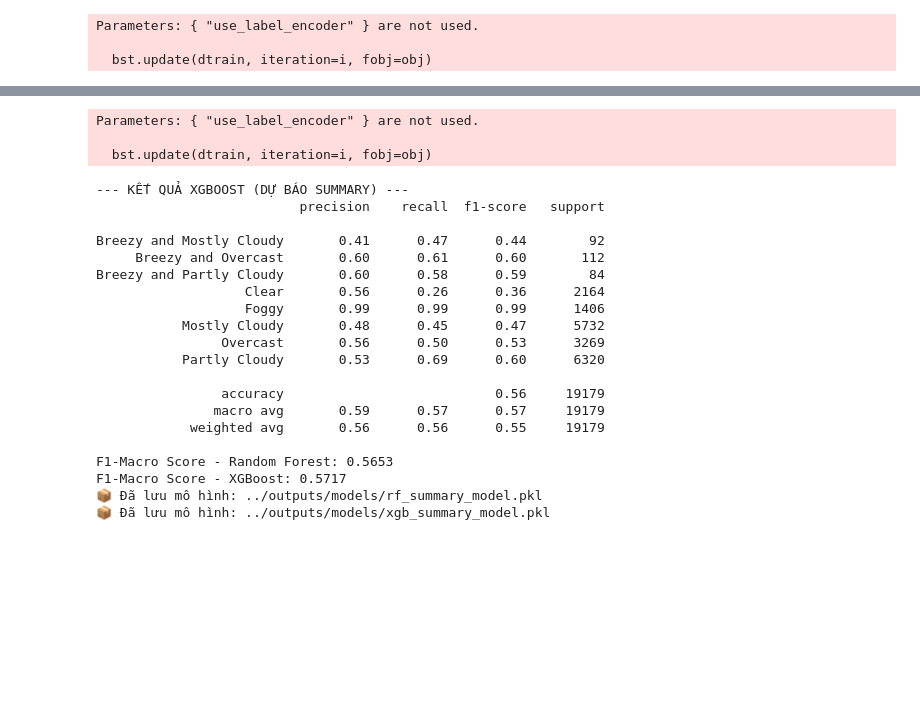
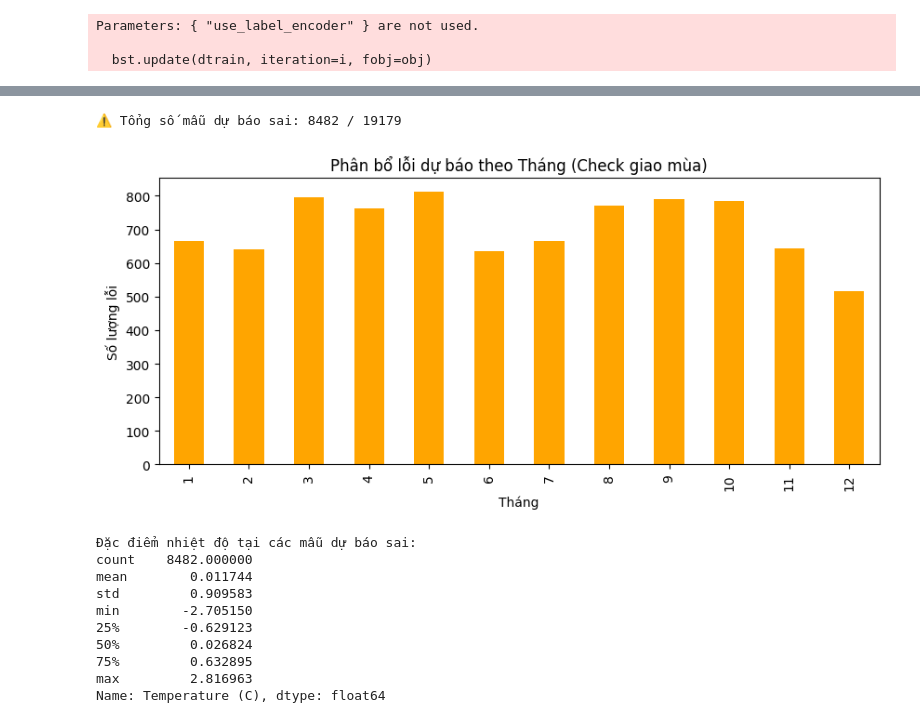
Before and after one commit to TrieuQuocAnh/DuBaoThoiTiet, a Jupyter notebook: notebooks/03c_classification.ipynb, the cells around one changed output, grey strips where cells are left out. Cells and saved outputs as stored; diff of their text form; code cells hidden in the pictures; blank space fills up the shorter version.

```diff
--- a/notebooks/03c_classification.ipynb
+++ b/notebooks/03c_classification.ipynb
@@ -70,50 +124,36 @@ save_model_artifact(rf_model, "rf_weather_model", config)
 # %%
+# Tạo dataframe kết quả để phân tích lỗi của model tốt nhất (giả sử là XGBoost)
+analysis_df = X_test.copy()
+analysis_df['Actual'] = le_target.inverse_transform(y_test)
+analysis_df['Predicted'] = le_target.inverse_transform(y_pred_xgb)
 
+# Lọc các dòng dự báo sai
+errors = analysis_df[analysis_df['Actual'] != analysis_df['Predicted']].copy()
 
+print(f"\n⚠️ Tổng số mẫu dự báo sai: {len(errors)} / {len(X_test)}")
 
+# Thống kê lỗi theo tháng (Vùng giao mùa)
+error_by_month = errors['Month'].value_counts().sort_index()
+plt.figure(figsize=(10, 4))
+error_by_month.plot(kind='bar', color='orange')
+plt.title("Phân bổ lỗi dự báo theo Tháng (Check giao mùa)")
+plt.xlabel("Tháng")
+plt.ylabel("Số lượng lỗi")
+plt.show()
 
-# 2. Huấn luyện cả 2 mô hình
-rf_model, xgb_model = train_classifiers(X_train, y_train, config, num_classes=num_labels)
-
-# 3. Đánh giá XGBoost (So sánh với RF)
-y_pred_xgb = xgb_model.predict(X_test)
-
-print("--- KẾT QUẢ XGBOOST (DỰ BÁO SUMMARY) ---")
-from sklearn.metrics import classification_report, f1_score
-print(classification_report(y_test, y_pred_xgb, target_names=le_target.classes_))
-
-# Tính F1-macro cụ thể để so sánh (Yêu cầu bài toán)
-f1_rf = f1_score(y_test, rf_model.predict(X_test), average='macro')
-f1_xgb = f1_score(y_test, y_pred_xgb, average='macro')
-
-print(f"F1-Macro Score - Random Forest: {f1_rf:.4f}")
-print(f"F1-Macro Score - XGBoost: {f1_xgb:.4f}")
-
-# 4. Lưu cả 2 mô hình vào outputs/models/
-from src.models.handler import save_model_artifact
-save_model_artifact(rf_model, "rf_summary_model", config)
-save_model_artifact(xgb_model, "xgb_summary_model", config)
+# Kiểm tra lỗi tại vùng nhiệt độ cực trị (ví dụ nhiệt độ thấp)
+print("\nĐặc điểm nhiệt độ tại các mẫu dự báo sai:")
+print(errors['Temperature (C)'].describe())
 # %% [output]
-Parameters: { "use_label_encoder" } are not used.
-
-  bst.update(dtrain, iteration=i, fobj=obj)
+⚠️ Tổng số mẫu dự báo sai: 8482 / 19179
+[figure, added]
---- KẾT QUẢ XGBOOST (DỰ BÁO SUMMARY) ---
-                          precision    recall  f1-score   support
-
-Breezy and Mostly Cloudy       0.41      0.47      0.44        92
-     Breezy and Overcast       0.60      0.61      0.60       112
-Breezy and Partly Cloudy       0.60      0.58      0.59        84
-                   Clear       0.56      0.26      0.36      2164
-                   Foggy       0.99      0.99      0.99      1406
-           Mostly Cloudy       0.48      0.45      0.47      5732
-                Overcast       0.56      0.50      0.53      3269
-           Partly Cloudy       0.53      0.69      0.60      6320
-
-                accuracy                           0.56     19179
-               macro avg       0.59      0.57      0.57     19179
-            weighted avg       0.56      0.56      0.55     19179
-
-F1-Macro Score - Random Forest: 0.5653
-F1-Macro Score - XGBoost: 0.5717
-📦 Đã lưu mô hình: ../outputs/models/rf_summary_model.pkl
-📦 Đã lưu mô hình: ../outputs/models/xgb_summary_model.pkl
+Đặc điểm nhiệt độ tại các mẫu dự báo sai:
+count    8482.000000
+mean        0.011744
+std         0.909583
+min        -2.705150
+25%        -0.629123
+50%         0.026824
+75%         0.632895
+max         2.816963
+Name: Temperature (C), dtype: float64
```
Also changed, not shown: parts of 10 cells of this notebook, 5 other files.
